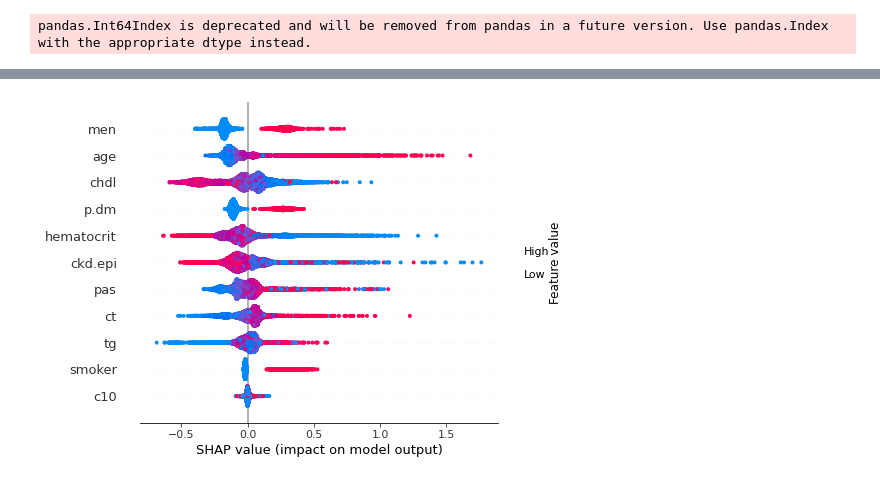
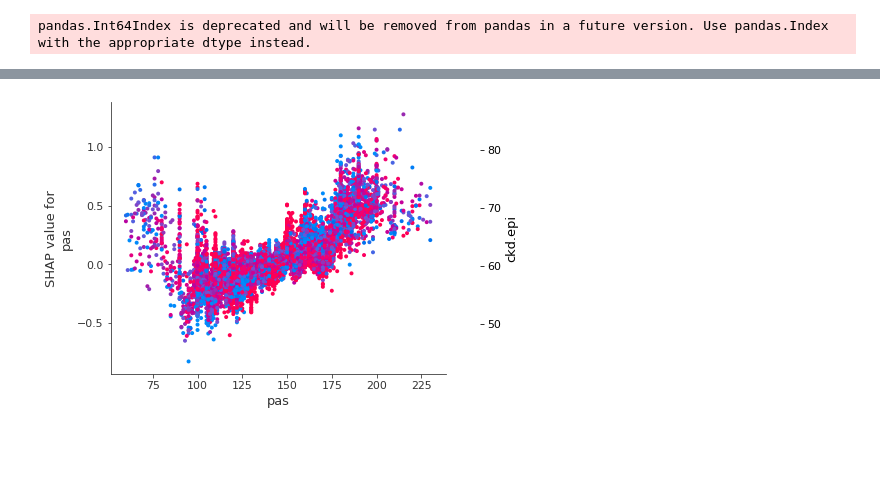
Before and after one commit to erictora/XHAP, a Jupyter notebook: models/Cox-XGB.ipynb, the cells around one changed output, grey strips where cells are left out. Drawn from its saved outputs; the diff is of its cells as text; code cells hidden in the pictures; blank space fills up the shorter version.

```diff
--- a/models/Cox-XGB.ipynb
+++ b/models/Cox-XGB.ipynb
@@ -27,11 +27,11 @@ data = pd.read_csv('../cohort.csv')
 # %% [output]
 pandas.Int64Index is deprecated and will be removed from pandas in a future version. Use pandas.Index with the appropriate dtype instead.
 # %%
-data = data.sample(10000)
+# data = data.sample(50000)
 y = data
 y = convert_to_structured(y['time'], y['event'])
 y = [x[1] if x[0] else -x[1] for x in y]
-X = data.drop(['time', 'event', 'charlson', 'cldl', 'htn_med'], axis = 1)
+X = data.drop(['time', 'event', 'charlson', 'cldl', 'htn_med', 'c10'], axis = 1)
 event = data['time']
 X_train, X_test, y_train, y_test = train_test_split(X, y, test_size=0.2, random_state=20)
 X_train, X_test, event_train, event_test = train_test_split(X, event, test_size=0.2, random_state=20)
@@ -144,27 +138,30 @@ The best hyperparameters are:
 # %%
-# {'eta': 0.09696521471258614, 'max_depth': 5.0, 'min_child_weight': 0.06840840723902013,
-# 'reg_alpha': 0.014317611433536631, 'reg_lambda': 0.011453443543306858, 'subsample': 0.7701071517975082}
+# {'eta': 0.06762699363611696, 'max_depth': 3.0, 'min_child_weight': 0.20842058329380173,
+# 'reg_alpha': 0.6022332107335537, 'reg_lambda': 0.35196063054332594, 'subsample': 0.7505628222490803}
 params = {
-    'eta': 0.0005,
+    'eta': 0.07,
     "max_depth": 3,
     'min_child_weight': 0.2,
-    'reg_alpha': 0.3,
-    'reg_lambda': 0.22,
+    'reg_alpha': 0.6,
+    'reg_lambda': 0.51,
     "objective": "survival:cox",
-    "subsample":  0.85,
+    "subsample":  0.75,
     "predictor": "gpu_predictor"
 }
 # %%
-num_boost_round=20000
+num_boost_round=100000
 dtrain = xgboost.DMatrix(X_train, label=y_train)
 dval = xgboost.DMatrix(X_test, label=y_test)
 
-watchlist = [(dval, 'eval'), (dtrain, 'train')]
+watchlist = [(dtrain, 'train'), (dval, 'eval')]
 # watchlist = [(dval, 'eval')]
 # evals=[(train, "train"), (test, "validation")]
-xgb_model = xgboost.train(params, dtrain, num_boost_round,
-                      evals=watchlist,
-                      verbose_eval=1000)
+xgb_model = xgboost.train(params,
+                          dtrain,
+                          num_boost_round,
+                          early_stopping_rounds=1000,
+                          evals=watchlist,
+                          verbose_eval=500)
 
 predictions = xgb_model.predict(dval, ntree_limit=xgb_model.best_iteration + 1)
 
@@ -172,4 +169,5 @@ predictions = xgb_model.predict(dval, ntree_limit=xgb_model.best_iteration + 1)
 
 xgb_test_score = c_statistic_harrell(predictions, list(y_test))
 print("XGB Done:", xgb_test_score)
+# 0.659
 # %% [output]
@@ -213,4 +206,4 @@ matplotlib.get_backend()
 # %%
-shap.summary_plot(shap_values, X)
+shap.dependence_plot("pas", shap_values, X)
 # %% [output]
-[figure, old version]
+[figure, new version]
```
Also changed, not shown: parts of 15 cells of this notebook.
